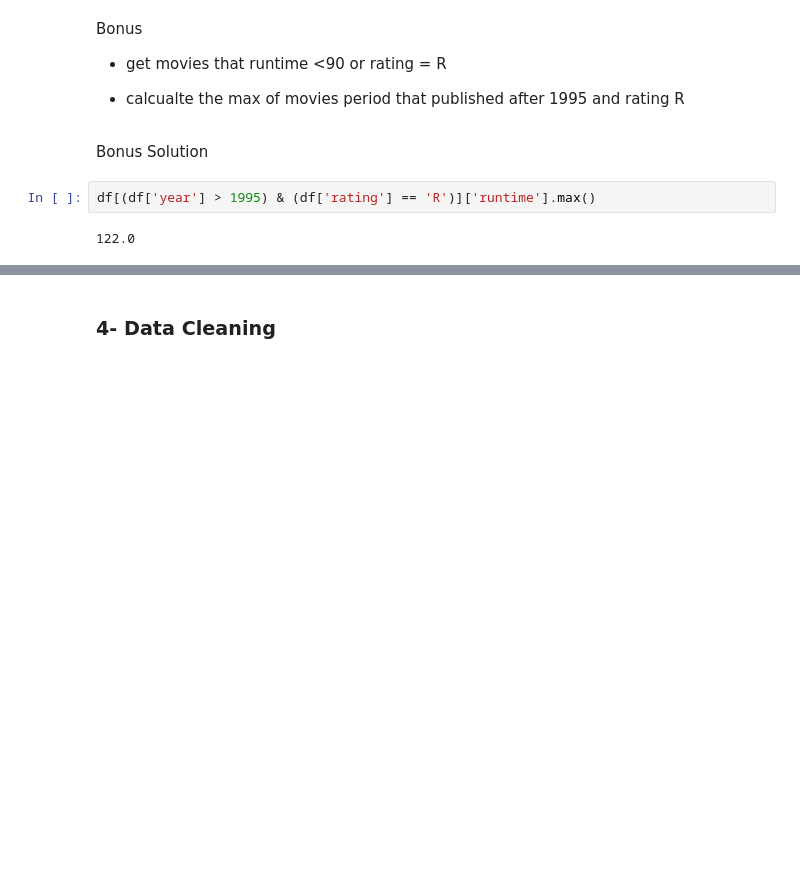
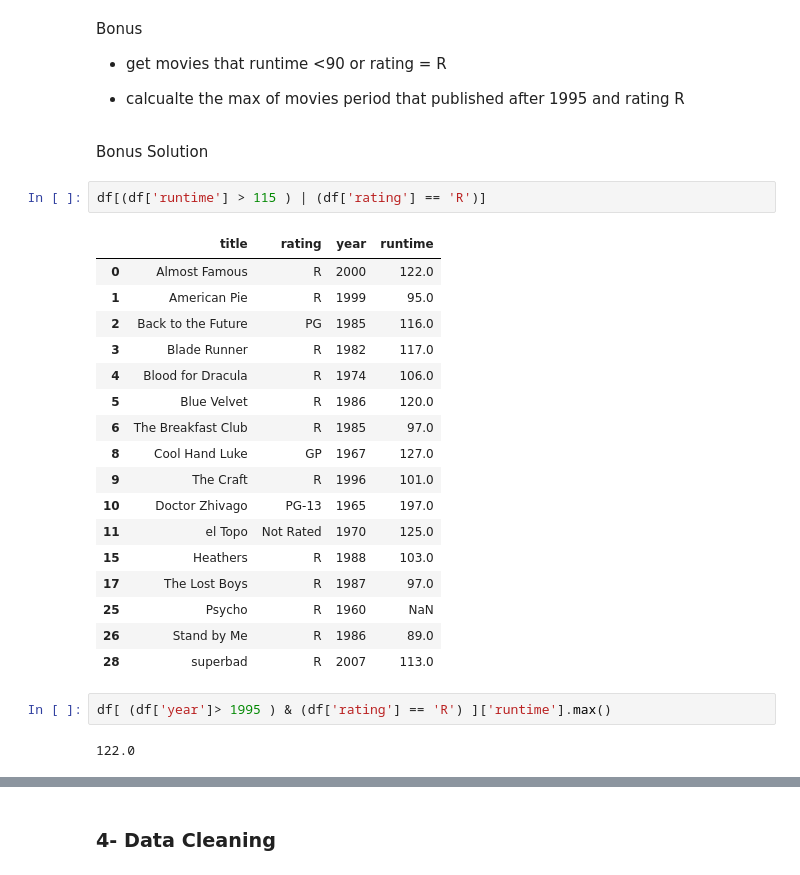
Before and after one commit to Mahmoud-Khorshed-DS-AI/AI-DS-Online-Diploma-Summer-Semester-2024, a Jupyter notebook: Session 10/Pandas_lab10.ipynb, the cells around one changed output, grey strips where cells are left out. Drawn from its saved outputs; the diff is of its cells as text; blank space fills up the shorter version.

```diff
--- a/Session 10/Pandas_lab10.ipynb
+++ b/Session 10/Pandas_lab10.ipynb
@@ -33,7 +33,27 @@ Bonus
 - calcualte the max of movies period that published after 1995 and rating R
 # %% [markdown]
 Bonus Solution
+# %%
+df[(df['runtime'] > 115 ) | (df['rating'] == 'R')]
+# %% [output]
+|  | title | rating | year | runtime |
+| 0 | Almost Famous | R | 2000 | 122.0 |
+| 1 | American Pie | R | 1999 | 95.0 |
+| 2 | Back to the Future | PG | 1985 | 116.0 |
+| 3 | Blade Runner | R | 1982 | 117.0 |
+| 4 | Blood for Dracula | R | 1974 | 106.0 |
+| 5 | Blue Velvet | R | 1986 | 120.0 |
+| 6 | The Breakfast Club | R | 1985 | 97.0 |
+| 8 | Cool Hand Luke | GP | 1967 | 127.0 |
+| 9 | The Craft | R | 1996 | 101.0 |
+| 10 | Doctor Zhivago | PG-13 | 1965 | 197.0 |
+| 11 | el Topo | Not Rated | 1970 | 125.0 |
+| 15 | Heathers | R | 1988 | 103.0 |
+| 17 | The Lost Boys | R | 1987 | 97.0 |
+| 25 | Psycho | R | 1960 | NaN |
+| 26 | Stand by Me | R | 1986 | 89.0 |
+| 28 | superbad | R | 2007 | 113.0 |
 # %%
-df[(df['year'] > 1995) & (df['rating'] == 'R')]['runtime'].max()
+df[ (df['year']> 1995 ) & (df['rating'] == 'R') ]['runtime'].max()
 # %% [output]
 122.0
```
Also changed, not shown: parts of 6 cells of this notebook, 1 other file.
